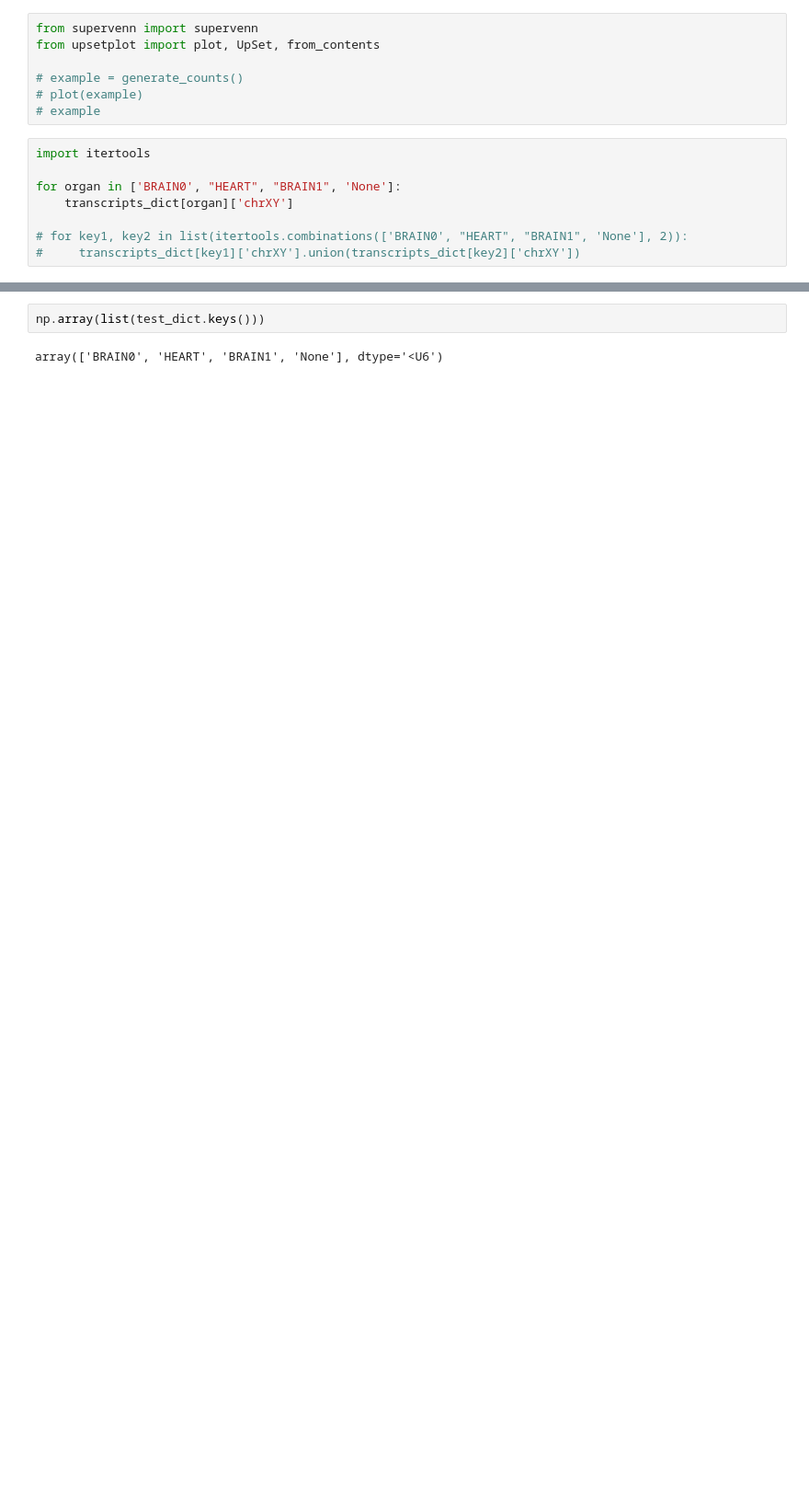
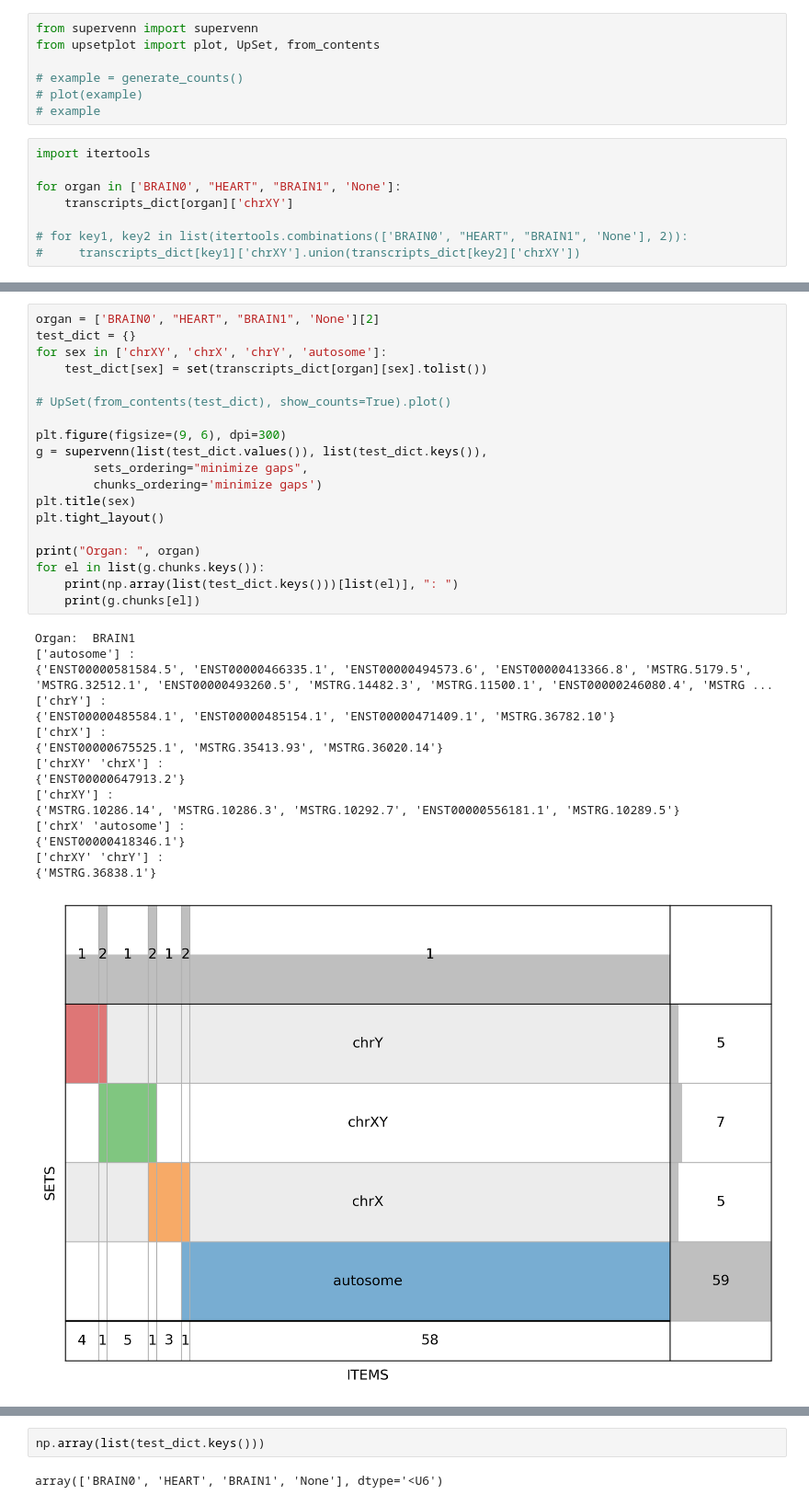
Before and after one commit to zodelheim/sea-infer-rna-seq, a Jupyter notebook: notebooks/FindBestTranscriptsIntersectionForSex.ipynb, the cells around one changed output, grey strips where cells are left out. Shown at 92% size. Drawn from its saved outputs; the diff is of its cells as text; blank space fills up the shorter version.

```diff
--- a/notebooks/FindBestTranscriptsIntersectionForSex.ipynb
+++ b/notebooks/FindBestTranscriptsIntersectionForSex.ipynb
@@ -141,3 +142,39 @@ Chromosomes:  autosome
+# %%
+organ = ['BRAIN0', "HEART", "BRAIN1", 'None'][2]
+test_dict = {}
+for sex in ['chrXY', 'chrX', 'chrY', 'autosome']:
+    test_dict[sex] = set(transcripts_dict[organ][sex].tolist())
+
+# UpSet(from_contents(test_dict), show_counts=True).plot()
+
+plt.figure(figsize=(9, 6), dpi=300)
+g = supervenn(list(test_dict.values()), list(test_dict.keys()),
+        sets_ordering="minimize gaps",
+        chunks_ordering='minimize gaps')
+plt.title(sex)
+plt.tight_layout()
+
+print("Organ: ", organ)
+for el in list(g.chunks.keys()):
+    print(np.array(list(test_dict.keys()))[list(el)], ": ")
+    print(g.chunks[el])
+# %% [output]
+Organ:  BRAIN1
+['autosome'] :
+{'ENST00000581584.5', 'ENST00000466335.1', 'ENST00000494573.6', 'ENST00000413366.8', 'MSTRG.5179.5', 'MSTRG.32512.1', 'ENST00000493260.5', 'MSTRG.14482.3', 'MSTRG.11500.1', 'ENST00000246080.4', 'MSTRG ...
+['chrY'] :
+{'ENST00000485584.1', 'ENST00000485154.1', 'ENST00000471409.1', 'MSTRG.36782.10'}
+['chrX'] :
+{'ENST00000675525.1', 'MSTRG.35413.93', 'MSTRG.36020.14'}
+['chrXY' 'chrX'] :
+{'ENST00000647913.2'}
+['chrXY'] :
+{'MSTRG.10286.14', 'MSTRG.10286.3', 'MSTRG.10292.7', 'ENST00000556181.1', 'MSTRG.10289.5'}
+['chrX' 'autosome'] :
+{'ENST00000418346.1'}
+['chrXY' 'chrY'] :
+{'MSTRG.36838.1'}
+[figure, added]
 # %%
 g = supervenn(list(test_dict.values()), list(test_dict.keys()),
               sets_ordering=None)
```
Also changed, not shown: parts of 4 cells of this notebook.
